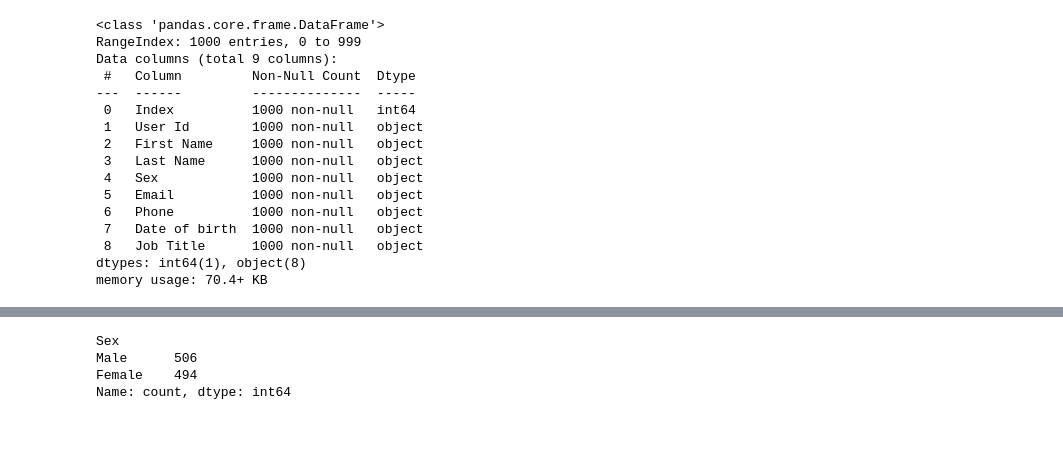
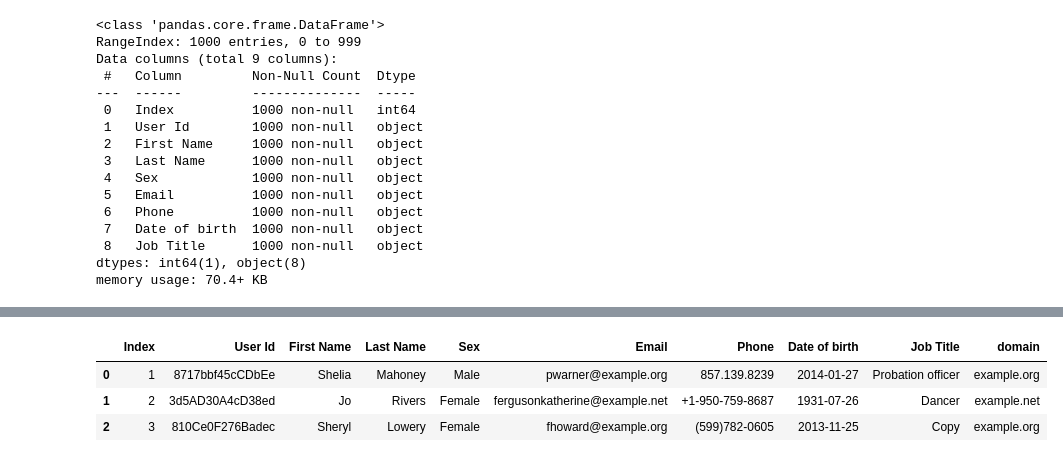
Before and after one commit to NeilTynan/4369, a Jupyter notebook: assignments/assignment03-pie.ipynb, the cells around one changed output, grey strips where cells are left out. Drawn from its saved outputs; the diff is of its cells as text; code cells hidden in the pictures; blank space fills up the shorter version.

```diff
--- a/assignments/assignment03-pie.ipynb
+++ b/assignments/assignment03-pie.ipynb
@@ -51,7 +35,8 @@ Name: count, Length: 519, dtype: int64
-# %%
-df['Sex'].value_counts()
-# %% [output]
-Sex
-Male      506
-Female    494
-Name: count, dtype: int64
+# %%
+df['domain'] = df['Email'].str.split('@').str[1]
+df.head(3)
+# %% [output]
+|  | Index | User Id | First Name | Last Name | Sex | Email | Phone | Date of birth | Job Title | domain |
+| 0 | 1 | 8717bbf45cCDbEe | Shelia | Mahoney | Male | pwarner@example.org | 857.139.8239 | 2014-01-27 | Probation officer | example.org |
+| 1 | 2 | 3d5AD30A4cD38ed | Jo | Rivers | Female | fergusonkatherine@example.net | +1-950-759-8687 | 1931-07-26 | Dancer | example.net |
+| 2 | 3 | 810Ce0F276Badec | Sheryl | Lowery | Female | fhoward@example.org | (599)782-0605 | 2013-11-25 | Copy | example.org |
```
Also changed, not shown: parts of 4 cells of this notebook, 1 other file.
